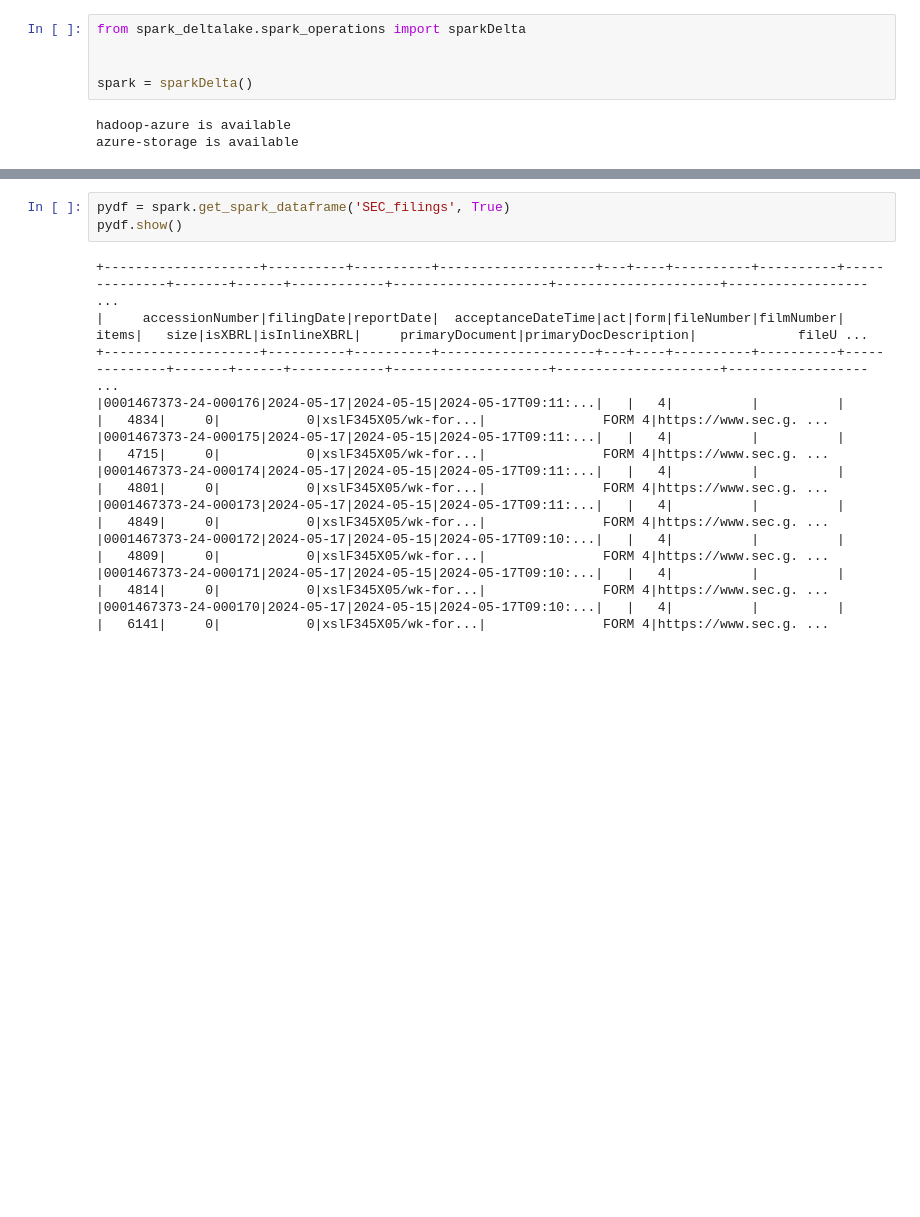
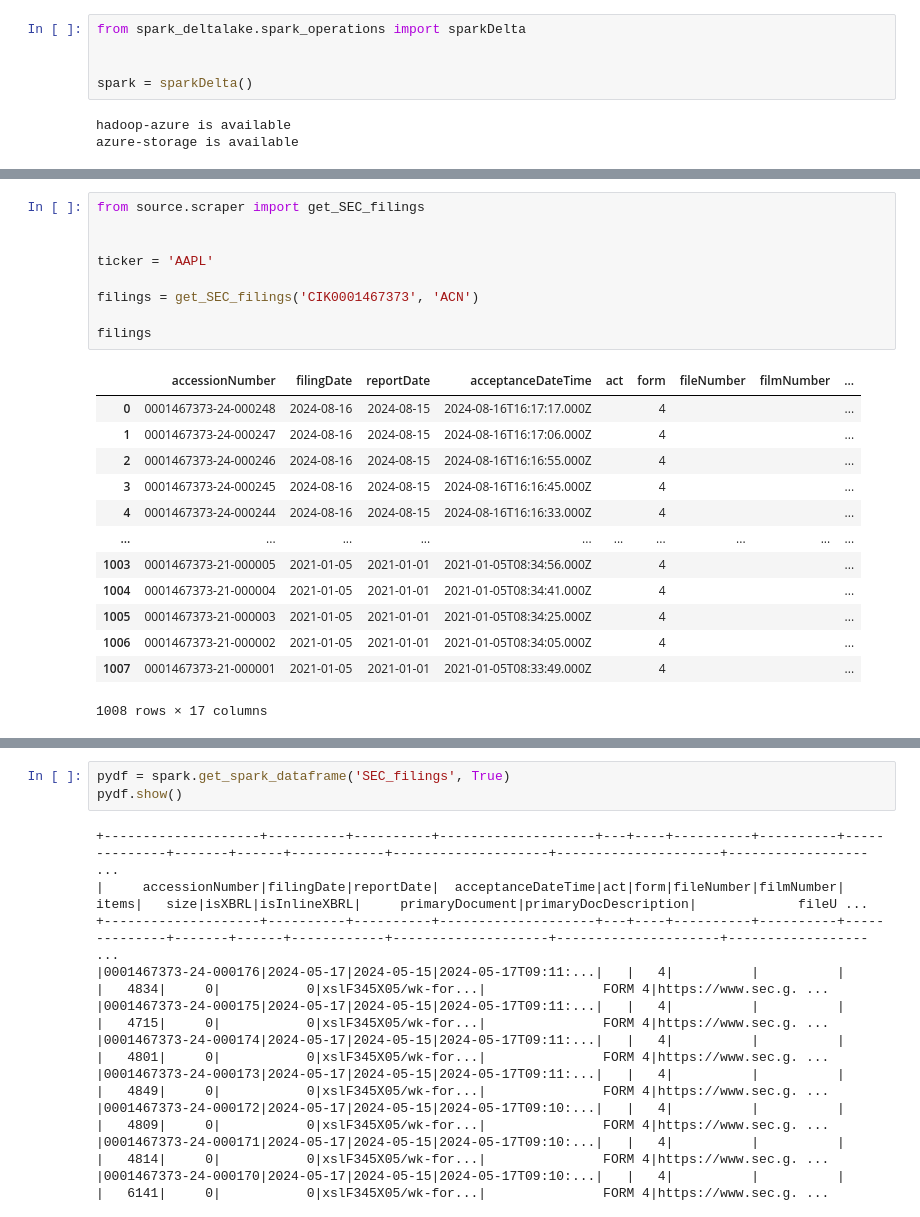
Before and after one commit to prosowiec/DeltaStock, a Jupyter notebook: notebooks/methods.ipynb, the cells around one changed output, grey strips where cells are left out. Drawn from its saved outputs; the diff is of its cells as text; blank space fills up the shorter version.

```diff
--- a/notebooks/methods.ipynb
+++ b/notebooks/methods.ipynb
@@ -43,0 +53,23 @@ azure-storage is available
+# %%
+from source.scraper import get_SEC_filings
+
+
+ticker = 'AAPL'
+
+filings = get_SEC_filings('CIK0001467373', 'ACN')
+
+filings
+# %% [output]
+|  | accessionNumber | filingDate | reportDate | acceptanceDateTime | act | form | fileNumber | filmNumber | ... |
+| 0 | 0001467373-24-000248 | 2024-08-16 | 2024-08-15 | 2024-08-16T16:17:17.000Z |  | 4 |  |  | ... |
+| 1 | 0001467373-24-000247 | 2024-08-16 | 2024-08-15 | 2024-08-16T16:17:06.000Z |  | 4 |  |  | ... |
+| 2 | 0001467373-24-000246 | 2024-08-16 | 2024-08-15 | 2024-08-16T16:16:55.000Z |  | 4 |  |  | ... |
+| 3 | 0001467373-24-000245 | 2024-08-16 | 2024-08-15 | 2024-08-16T16:16:45.000Z |  | 4 |  |  | ... |
+| 4 | 0001467373-24-000244 | 2024-08-16 | 2024-08-15 | 2024-08-16T16:16:33.000Z |  | 4 |  |  | ... |
+| ... | ... | ... | ... | ... | ... | ... | ... | ... | ... |
+| 1003 | 0001467373-21-000005 | 2021-01-05 | 2021-01-01 | 2021-01-05T08:34:56.000Z |  | 4 |  |  | ... |
+| 1004 | 0001467373-21-000004 | 2021-01-05 | 2021-01-01 | 2021-01-05T08:34:41.000Z |  | 4 |  |  | ... |
+| 1005 | 0001467373-21-000003 | 2021-01-05 | 2021-01-01 | 2021-01-05T08:34:25.000Z |  | 4 |  |  | ... |
+| 1006 | 0001467373-21-000002 | 2021-01-05 | 2021-01-01 | 2021-01-05T08:34:05.000Z |  | 4 |  |  | ... |
+| 1007 | 0001467373-21-000001 | 2021-01-05 | 2021-01-01 | 2021-01-05T08:33:49.000Z |  | 4 |  |  | ... |
+1008 rows × 17 columns
```
Also changed, not shown: parts of 7 cells of this notebook, 3 other files.
